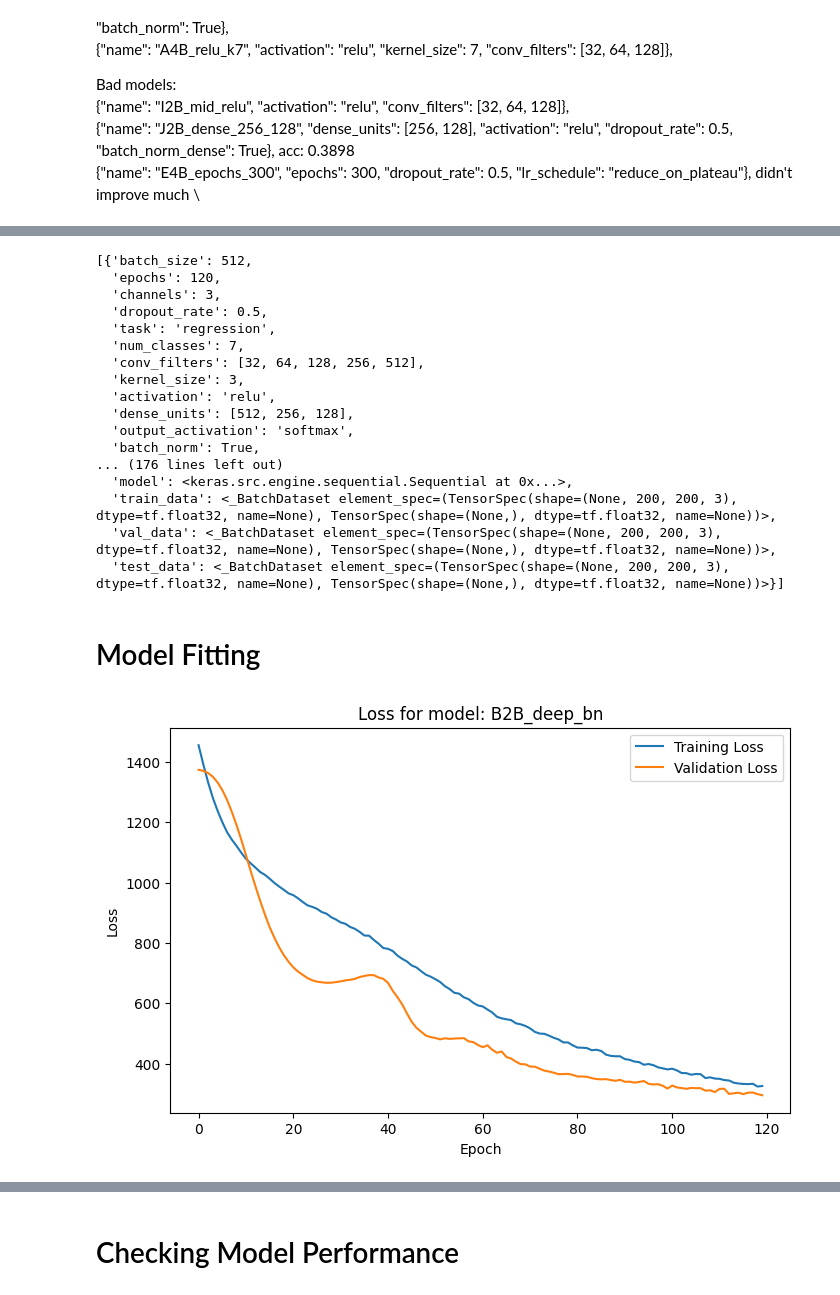
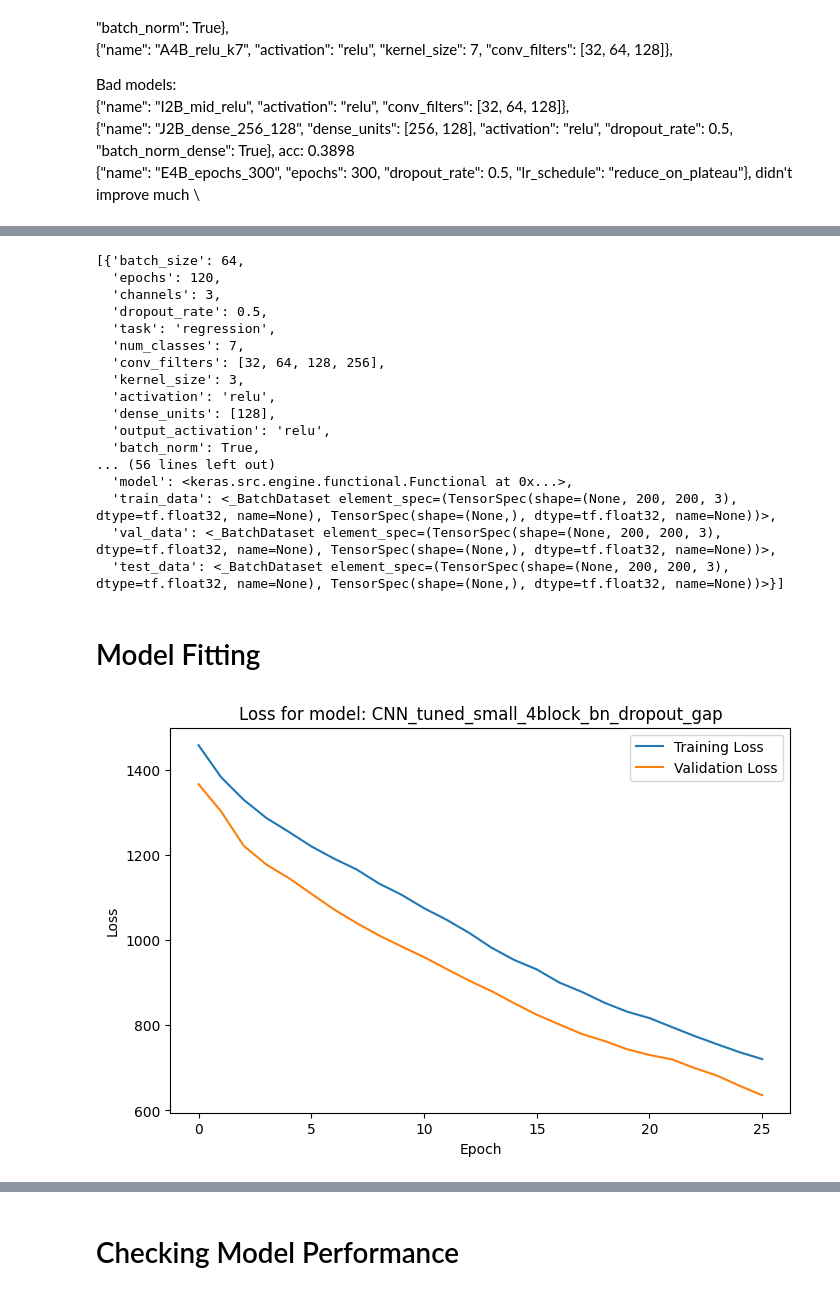
Before and after one commit to MocanuPaulC/DL-assignment, a Jupyter notebook: part_1/training_notebook.ipynb, the cells around one changed output, grey strips where cells are left out. Saved outputs shown, nothing was run; the diff lists cells and outputs as text; code cells hidden in the pictures.

Commit message:
config_14 done. meh results. marginally better

```diff
--- a/part_1/training_notebook.ipynb
+++ b/part_1/training_notebook.ipynb
@@ -362,16 +377,15 @@ B2B_deep_bn_reg_dense_gray	232.58	10.67
 # %%
-config_count = 14
+config_count = 15
 
 configs = [
-{"name": "B2B_deep_bn_reg_aug","epochs":500, "conv_filters": [32,64,128,256,512], "dense_units": [512,256,128], "batch_norm": True, "aug_data": True},
-{"name": "B2B_deep_bn_reg_aug_gray","epochs":500, "conv_filters": [32,64,128,256,512], "dense_units": [512,256,128], "batch_norm": True, "channels": 1, "aug_data": True},
-{"name": "B2B_deep_bn_reg_dense_gray","epochs":500, "conv_filters": [32,64,128,256,512], "dense_units": [512,256,128], "batch_norm": True, "channels": 1,"l2_reg":1e-4},
+{"name": "CNN_tuned_small_4block_bn_dropout_gap", "output_activation": "relu", "conv_filters": [32, 64, 128, 256], "dense_units": [128], "batch_norm": True, "dropout_rate": 0.5, "aug_data": False, "l2_reg": 1e-4, "batch_size": 64},
+{"name": "CNN_tuned_small_4block_bn_dropout_gap", "output_activation": "relu", "conv_filters": [32, 64, 128, 256], "dense_units": [128], "batch_norm": True, "dropout_rate": 0.5, "aug_data": True, "l2_reg": 1e-4, "batch_size": 1024},
 
-# for funsies:
-{"name": "B2B_deep_bn_reg_aug","epochs":500,"activation":"linear", "conv_filters": [32,64,128,256,512], "dense_units": [512,256,128], "batch_norm": True, "aug_data": True}
+{"name": "B2B_deep_bn_reg_aug_skip_l2","output_activation":"linear","batch_size": 1024,"epochs":500, "conv_filters": [32,64,128,256,512], "dense_units": [512,256,128], "batch_norm": True, "aug_data": True,"l2_reg":1e-4,"use_skip":True},
+
+
 ]
 
-# "l2_reg":1e-4
 
 default_args = {
     "batch_size": 512,
@@ -384,7 +398,7 @@ default_args = {
     "kernel_size": 3,
     "activation": "relu",
     "dense_units": [128],
-    "output_activation": "softmax",
+    "output_activation": "relu",
     "batch_norm" : False,
     "batch_norm_dense": False,
     "normalize" : True,
@@ -529,20 +546,20 @@ Idx  Train Label              Val Label                Test Label
 # %%
 model_list
 # %% [output]
-[{'batch_size': 512,
+[{'batch_size': 64,
   'epochs': 120,
   'channels': 3,
   'dropout_rate': 0.5,
   'task': 'regression',
   'num_classes': 7,
-  'conv_filters': [32, 64, 128, 256, 512],
+  'conv_filters': [32, 64, 128, 256],
   'kernel_size': 3,
   'activation': 'relu',
-  'dense_units': [512, 256, 128],
-  'output_activation': 'softmax',
+  'dense_units': [128],
+  'output_activation': 'relu',
   'batch_norm': True,
-... (176 lines left out)
-  'model': <keras.src.engine.sequential.Sequential at 0x...>,
+... (56 lines left out)
+  'model': <keras.src.engine.functional.Functional at 0x...>,
   'train_data': <_BatchDataset element_spec=(TensorSpec(shape=(None, 200, 200, 3), dtype=tf.float32, name=None), TensorSpec(shape=(None,), dtype=tf.float32, name=None))>,
   'val_data': <_BatchDataset element_spec=(TensorSpec(shape=(None, 200, 200, 3), dtype=tf.float32, name=None), TensorSpec(shape=(None,), dtype=tf.float32, name=None))>,
   'test_data': <_BatchDataset element_spec=(TensorSpec(shape=(None, 200, 200, 3), dtype=tf.float32, name=None), TensorSpec(shape=(None,), dtype=tf.float32, name=None))>}]
@@ -599,32 +616,32 @@ for entry in model_list:
     )
 
     if entry["task"]=='classification':
         early_stop_acc = EarlyStopping(
             monitor='val_accuracy',
             patience=7,
             verbose=0,
             restore_best_weights=True
         )
         callbacks.append(early_stop_acc)
 
     callbacks.append(early_stop_loss)
     callbacks.append(LiveLossPlot(model_name=model_name))
 
     # Train model
     history = entry['model'].fit(
         entry['train_data'],
         validation_data=entry['val_data'],
         epochs=entry['epochs'],
         batch_size=entry['batch_size'],
-        verbose=0,
+        verbose=1,
         callbacks=callbacks
     )
 
     # Save training history in entry
     entry['history'] = history.history
     entry['best_model_path'] = checkpoint_path
     df_model_summary = pd.DataFrame([
     {k: v for k, v in entry.items() if k not in ['model', 'train_data', 'val_data','test_data']} for entry in model_list])
     df_model_summary.to_csv(f"regr_model_summary_config_{config_count}.csv", index=False)
 # %% [output]
-[figure, old version]
+[figure, new version]
```
Also changed, not shown: parts of 5 cells of this notebook, 6 other files.
